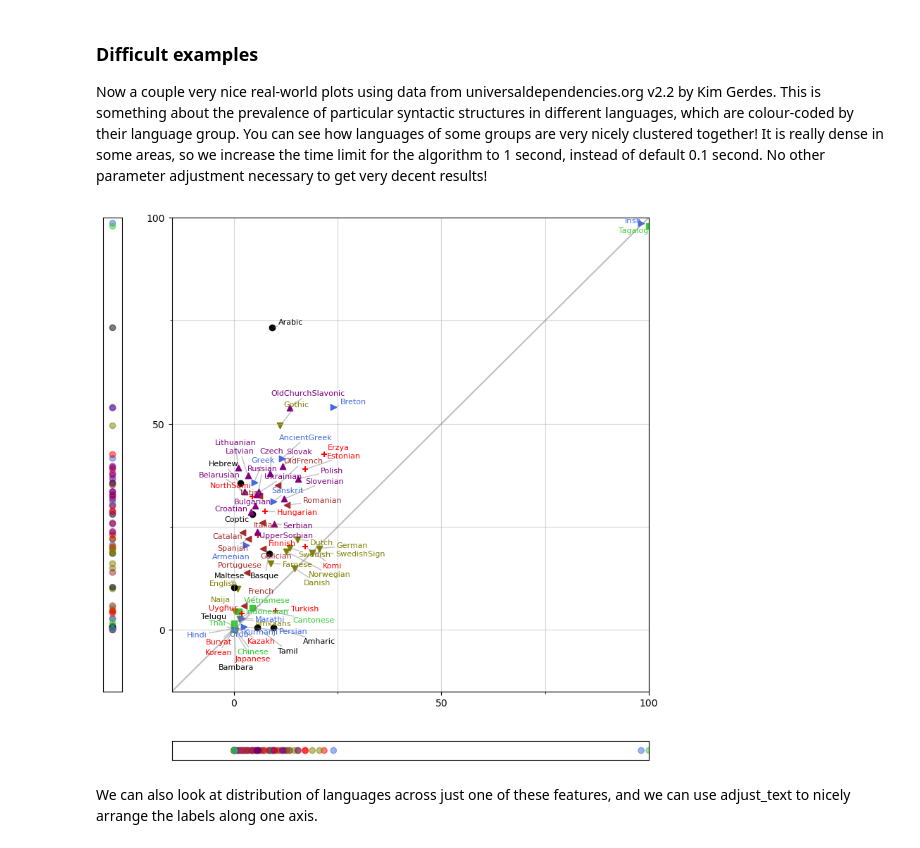
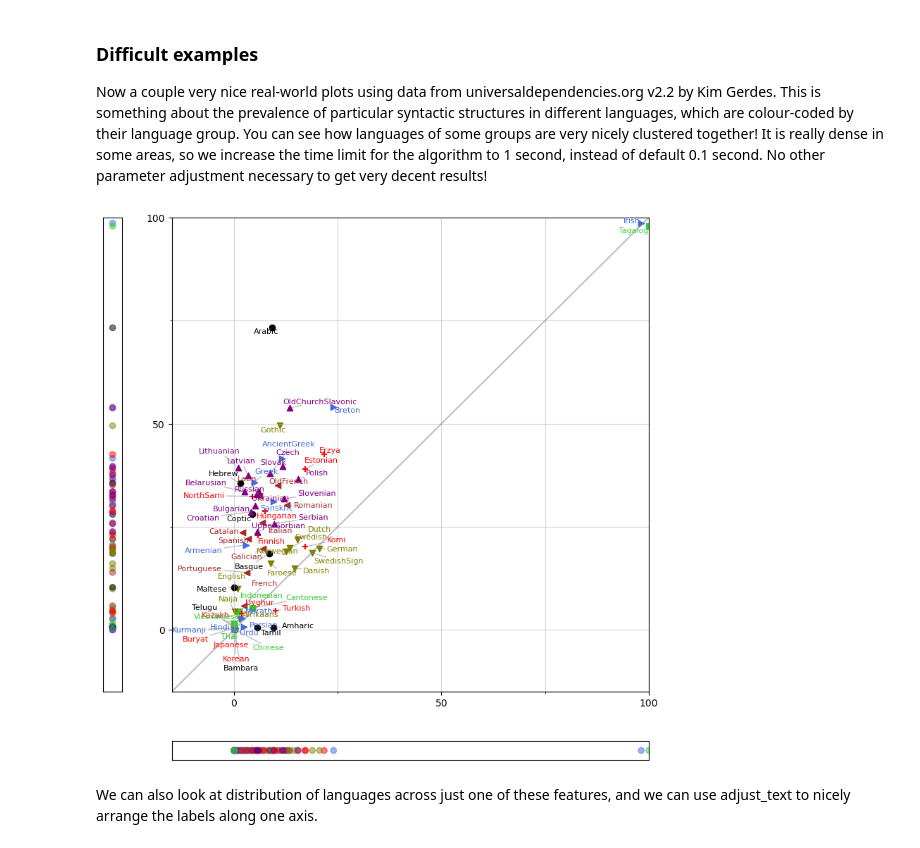
Before and after one commit to Phlya/adjustText, a Jupyter notebook: docs/source/Examples.ipynb, the cells around one changed output. Saved outputs shown, nothing was run; the diff lists cells and outputs as text; code cells hidden in the pictures.

```diff
--- a/docs/source/Examples.ipynb
+++ b/docs/source/Examples.ipynb
@@ -30,6 +33,8 @@ adjust_text(texts)
 # %%
 fig, ax = plt.subplots()
 ax.plot(x, y, 'bo')
-texts = [ax.text(x[i], y[i], 'Text%s' %i) for i in range(len(x))]
-adjust_text(texts, arrowprops=dict(arrowstyle='->', color='red'))
+texts = [ax.text(x[i], y[i], 'Text%s' %i, ha='center', va='center') for i in range(len(x))]
+adjust_text(texts, expand=(1.2, 2), # expand text bounding boxes by 1.2 fold in x direction and 2 fold in y direction
+            arrowprops=dict(arrowstyle='->', color='red') # ensure the labeling is clear by adding arrows
+            )
 # %% [output]
@@ -90,7 +95,7 @@ Now one of the labels overlays the line and two are very close to it, that's not
 from scipy import interpolate
 texts = plot_eucs_covers()
 f = interpolate.interp1d(eucs, covers)
-x = np.linspace(min(eucs), max(eucs), 500)
+x = np.linspace(min(eucs), max(eucs), 300)
 y = f(x)
-adjust_text(texts, x, y, arrowprops=dict(arrowstyle="->", color='r', lw=0.5))
+adjust_text(texts, x=x, y=y, arrowprops=dict(arrowstyle="->", color='r', lw=0.5))
 # %% [output]
@@ -113,7 +118,7 @@ def plot_volcano(adjust=False, **kwargs):
     plt.scatter(xs, ys, c='r', edgecolor=(1,1,1,0), label='FDR<5%')
     texts = []
     for x, y, l in zip(xs, ys, data['Gene'][data['padj']<threshold]):
-        texts.append(plt.text(x, y, l, size=8))
+        texts.append(plt.text(x, y, l, size=8, ha='center', va='center'))
     plt.legend()
     plt.xlabel('$log_2(Fold Change)$')
     plt.ylabel('$-log_{10}(pvalue)$')
@@ -242,36 +245,37 @@ ax = plt.subplot(gs[1])
 bb = plt.subplot(gs[3])
 li,la = (-15,100)
 plt.xlim(li,la)
 plt.ylim(li,la)
 ax.set_xlim([li,la])
 ax.set_ylim([li,la])
 aa.set_xlim([0, 1])
 aa.set_ylim([li,la])
 bb.set_ylim([0, 1])
 ax.set_xticks([0, 50,100], minor=False) # only the 50% is major
 ax.set_xticks([0,25,50,75,100], minor=True) # all 10th are minor
 ax.set_yticks([0, 50,100], minor=False) # only the 50% is major
 ax.set_yticks([0,25,50,75,100], minor=True) # all 10th are minor
 ax.grid(which='both', axis='both',alpha=.5) # draw grid
 ax.plot([0, 1], [0, 1], transform=ax.transAxes, alpha=.5, color="gray") # diagonal
 aa.set_xticks([], minor=False)
 aa.set_yticks([], minor=False)
 bb.set_xticks([], minor=False)
 bb.set_yticks([], minor=False)
 
 for xx, yy, cc, mm in zip(col1, col2, c, m):
     ax.scatter(xx, yy, marker=mm, c=cc)
 aa.scatter([0.5 for _ in col1], col2, c=c, alpha=0.5)
 bb.scatter(col1, [0.5 for _ in col2], c=c, alpha=0.5)
 
 texts=[]
 for label, x, y in zip(col1.index, col1, col2):
-    texts+=[ax.text(x, y, label, color=groupColors.get(langnameGroup[label],'k'), fontsize=8)] # for adjustText
+    texts+=[ax.text(x, y, label, color=groupColors.get(langnameGroup[label],'k'),
+                    fontsize=8, ha='center', va='center')] # for adjustText
 
-adjust_text(texts, col1.values, col2.values, ax=ax, time_lim=1, #Give it 1 second instead of 0.1 sec to arrange such dense labels
+adjust_text(texts, ax=ax, time_lim=1,
             arrowprops=dict(arrowstyle='-', color='gray', alpha=.5))
 # %% [output]
-[figure, old version]
+[figure, new version]
 # %% [markdown]
 We can also look at distribution of languages across just one of these features, and we can use adjust_text to nicely arrange the labels along one axis.
 # %%
```
Also changed, not shown: parts of 18 cells of this notebook, 2 other files.
